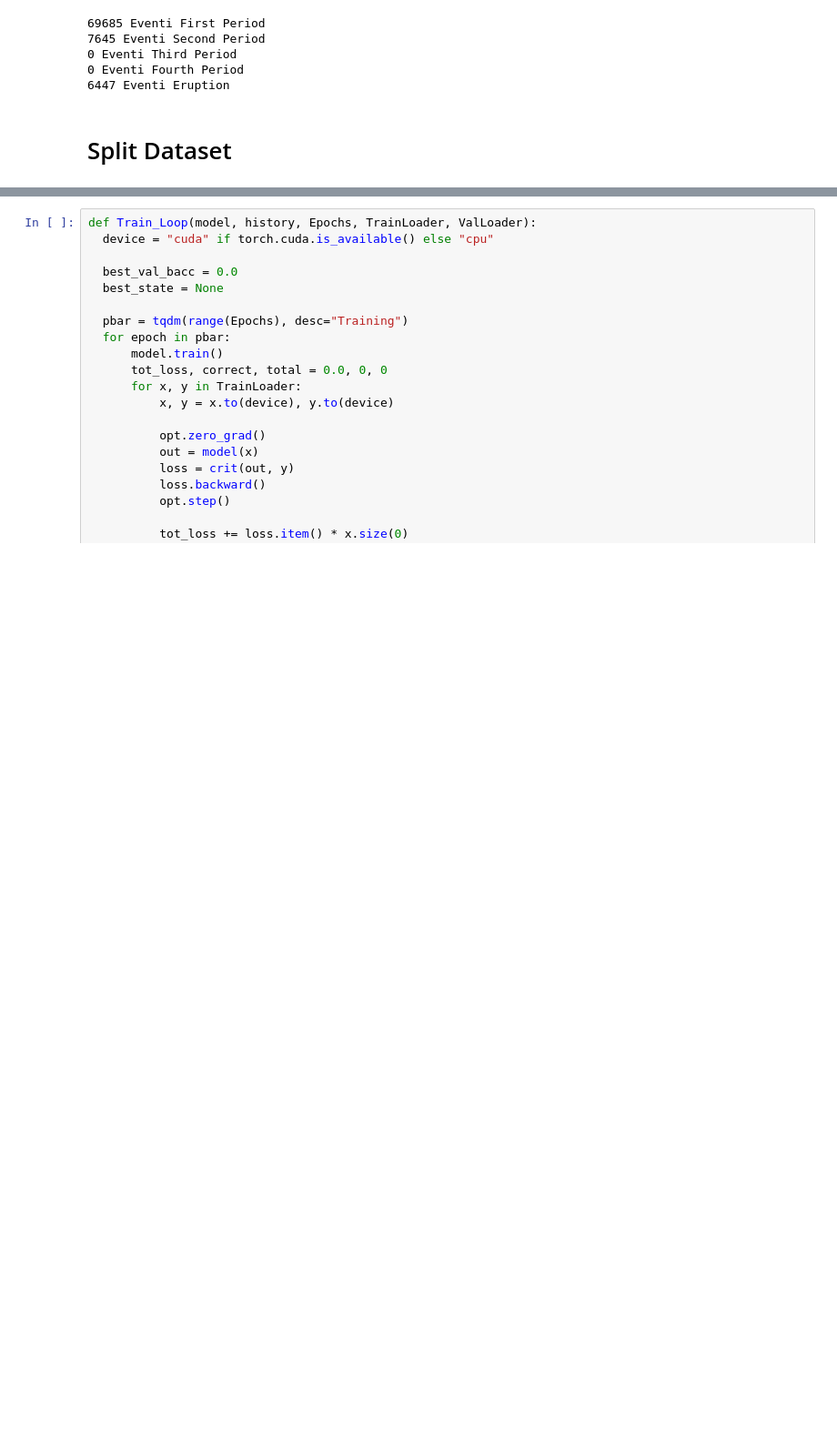
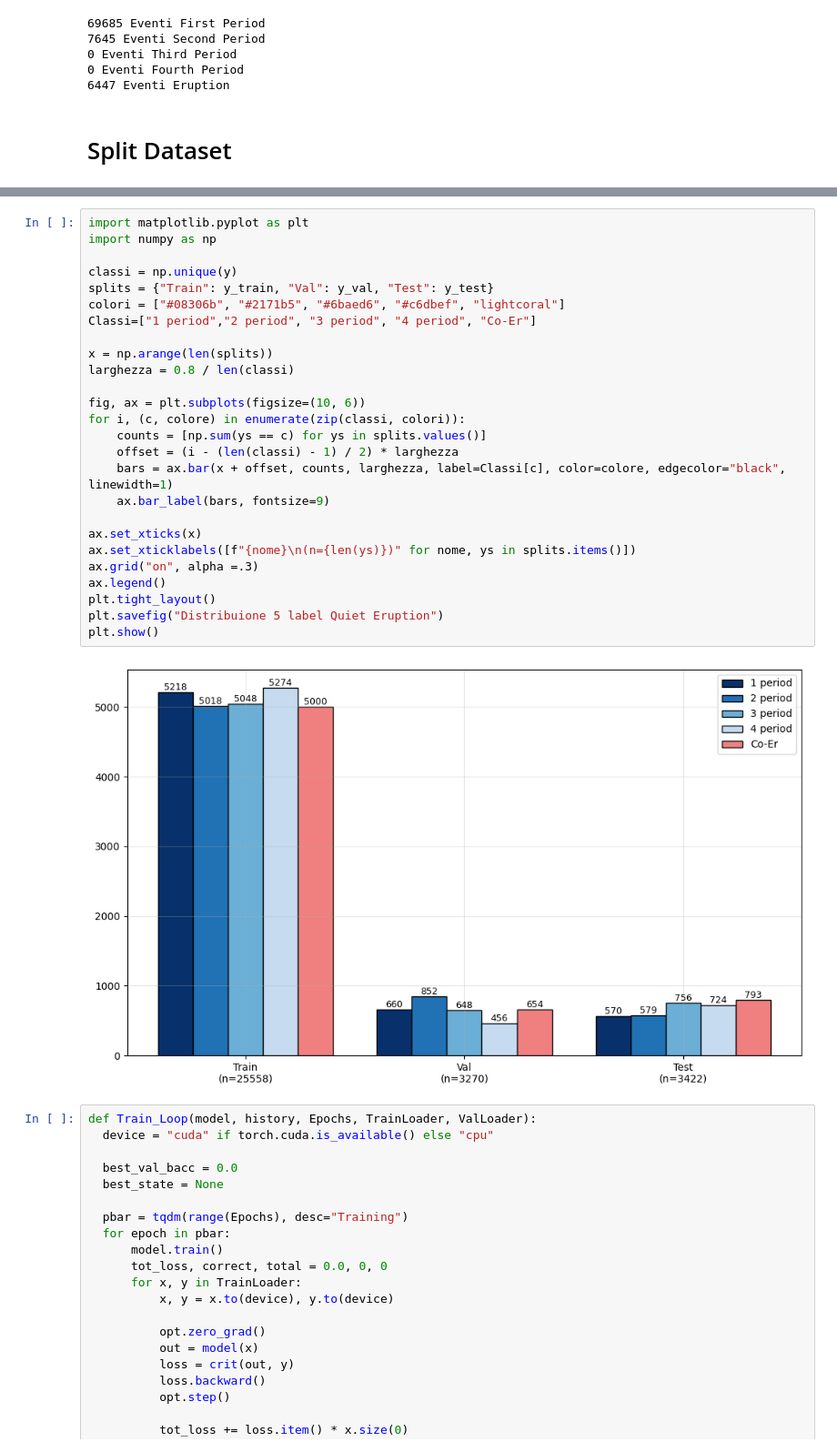
Before and after one commit to Mpinaz/Thesis, a Jupyter notebook: N_Label.ipynb, the cells around one changed output, grey strips where cells are left out. Shown at 91% size. Drawn from its saved outputs; the diff is of its cells as text; blank space fills up the shorter version.

```diff
--- a/N_Label.ipynb
+++ b/N_Label.ipynb
@@ -262,3 +264,31 @@ Test:  1829 samples
+# %%
+import matplotlib.pyplot as plt
+import numpy as np
+
+classi = np.unique(y)
+splits = {"Train": y_train, "Val": y_val, "Test": y_test}
+colori = ["#08306b", "#2171b5", "#6baed6", "#c6dbef", "lightcoral"]
+Classi=["1 period","2 period", "3 period", "4 period", "Co-Er"]
+
+x = np.arange(len(splits))
+larghezza = 0.8 / len(classi)
+
+fig, ax = plt.subplots(figsize=(10, 6))
+for i, (c, colore) in enumerate(zip(classi, colori)):
+    counts = [np.sum(ys == c) for ys in splits.values()]
+    offset = (i - (len(classi) - 1) / 2) * larghezza
+    bars = ax.bar(x + offset, counts, larghezza, label=Classi[c], color=colore, edgecolor="black", linewidth=1)
+    ax.bar_label(bars, fontsize=9)
+
+ax.set_xticks(x)
+ax.set_xticklabels([f"{nome}\n(n={len(ys)})" for nome, ys in splits.items()])
+ax.grid("on", alpha =.3)
+ax.legend()
+plt.tight_layout()
+plt.savefig("Distribuione 5 label Quiet Eruption")
+plt.show()
+# %% [output]
+[figure, added]
 # %%
 def Train_Loop(model, history, Epochs, TrainLoader, ValLoader):
   device = "cuda" if torch.cuda.is_available() else "cpu"
```
Also changed, not shown: parts of 4 cells of this notebook.
